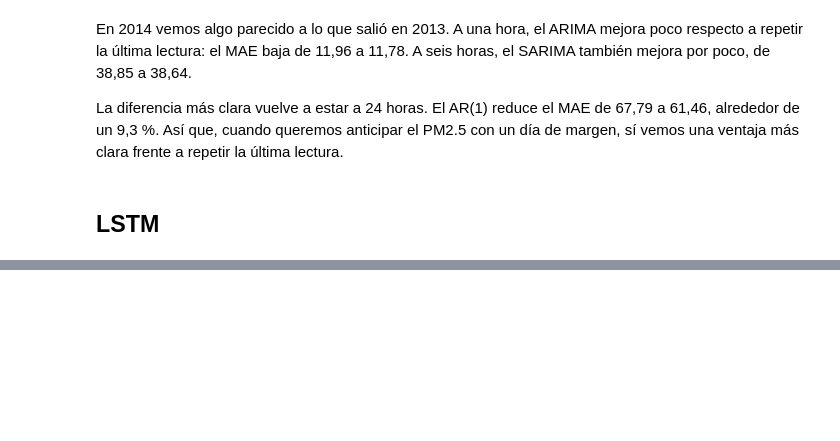
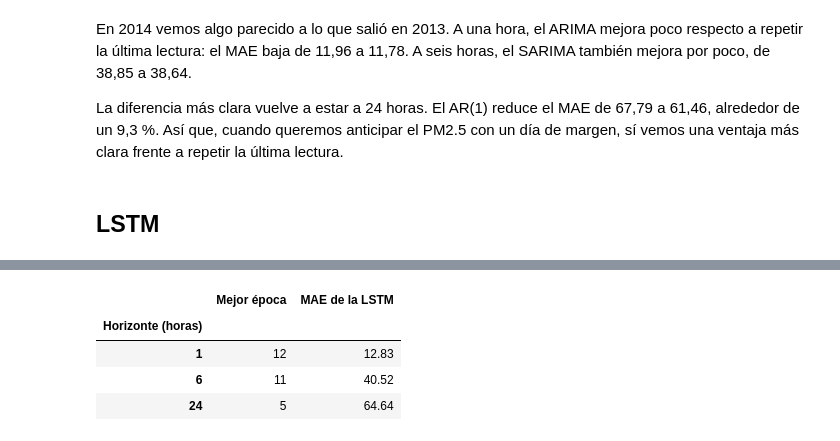
Before and after one commit to anton-p0g/Proyecto-Descubrimiento, a Jupyter notebook: analisisMain.ipynb, the cells around one changed output, grey strips where cells are left out. Saved outputs shown, nothing was run; the diff lists cells and outputs as text; code cells hidden in the pictures; blank space fills up the shorter version.

```diff
--- a/analisisMain.ipynb
+++ b/analisisMain.ipynb
@@ -660,0 +728,86 @@ La diferencia más clara vuelve a estar a 24 horas. El AR(1) reduce el MAE de 67
+# %%
+import torch
+from torch import nn
+from torch.utils.data import DataLoader, TensorDataset
+
+torch.set_num_threads(2)
+
+class PM25LSTM(nn.Module):
+    def __init__(self, num_features):
+        super().__init__()
+        self.lstm = nn.LSTM(num_features, hidden_size=16, batch_first=True)
+        self.output = nn.Linear(16, 1)
+
+    def forward(self, windows):
+        sequence, _ = self.lstm(windows)
+        return self.output(sequence[:, -1, :]).squeeze(-1)
+
+
+def train_lstm_epoch(model, batches, optimizer):
+    model.train()
+    for windows, targets in batches:
+        optimizer.zero_grad()
+        loss = nn.functional.l1_loss(model(windows), targets)
+        loss.backward()
+        optimizer.step()
+
+
+def predict_lstm(model, windows):
+    model.eval()
+    with torch.inference_mode():
+        scaled = torch.cat([model(batch) for batch in windows.split(512)]).numpy()
+
+    return np.expm1(scaled * log_std + log_mean).clip(min=0)
+
+
+window_tensor = torch.from_numpy(scaled_windows)
+lstm_best_epochs = {}
+lstm_validation_results = []
+
+for horizon, split in lstm_splits.items():
+    torch.manual_seed(42)
+    print(f"Entrenando la LSTM a {horizon} horas...")
+
+    train_mask = split["train"]
+    validation_mask = split["validation"]
+    validation_dates = split["target_times"][validation_mask]
+
+    train_inputs = window_tensor[train_mask]
+    train_targets = torch.from_numpy(split["scaled_targets"][train_mask])
+    batches = DataLoader(
+        TensorDataset(train_inputs, train_targets),
+        batch_size=256,
+        shuffle=True,
+    )
+
+    validation_inputs = window_tensor[validation_mask]
+    actual = validation_pm25.loc[validation_dates].to_numpy()
+
+    model = PM25LSTM(scaled_windows.shape[2])
+    optimizer = torch.optim.Adam(model.parameters(), lr=0.001)
+
+    best_mae = float("inf")
+    best_epoch = 0
+
+    for epoch in range(1, 13):
+        train_lstm_epoch(model, batches, optimizer)
+        predictions = predict_lstm(model, validation_inputs)
+        mae = np.abs(predictions - actual).mean()
+
+        if mae < best_mae:
+            best_mae = mae
+            best_epoch = epoch
+
+        if epoch - best_epoch >= 3:
+            break
+
+    lstm_best_epochs[horizon] = best_epoch
+    lstm_validation_results.append({
+        "Horizonte (horas)": horizon,
+        "Mejor época": best_epoch,
+        "MAE de la LSTM": best_mae,
+    })
+
+lstm_validation_mae = pd.DataFrame(lstm_validation_results).set_index("Horizonte (horas)")
+display(lstm_validation_mae.round(2))
+# %% [output]
@@ -660,0 +817,5 @@ La diferencia más clara vuelve a estar a 24 horas. El AR(1) reduce el MAE de 67
+|  | Mejor época | MAE de la LSTM |
+| Horizonte (horas) |  |  |
+| 1 | 12 | 12.83 |
+| 6 | 11 | 40.52 |
+| 24 | 5 | 64.64 |
```
Also changed, not shown: parts of 8 cells of this notebook.
